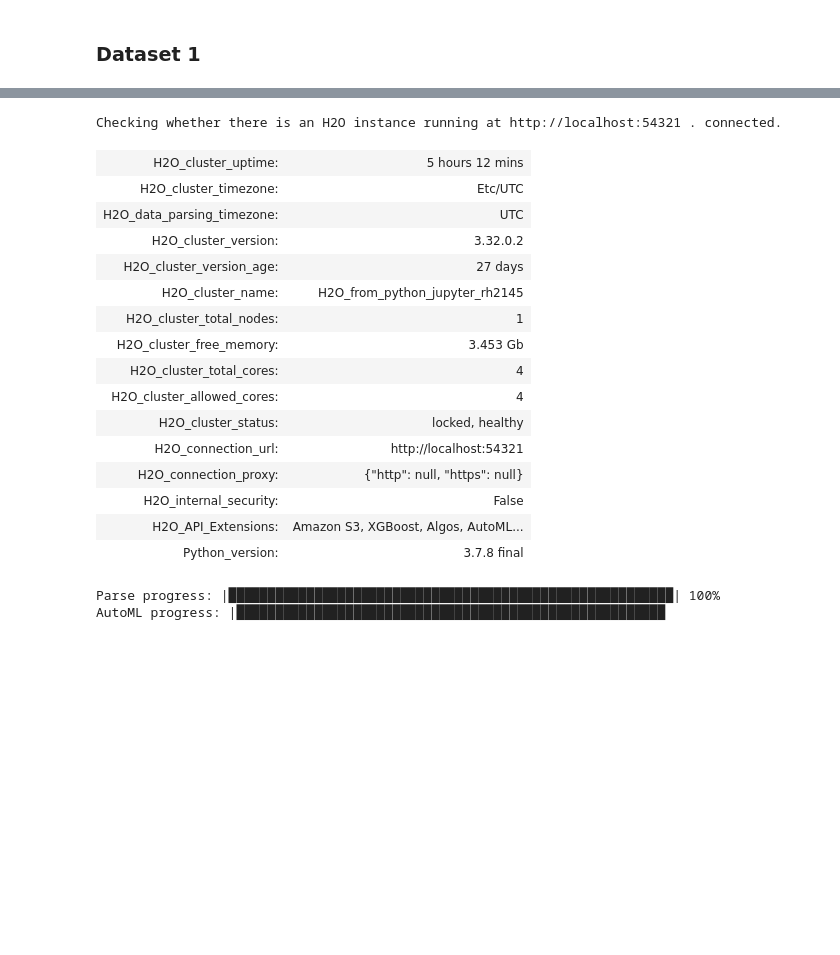
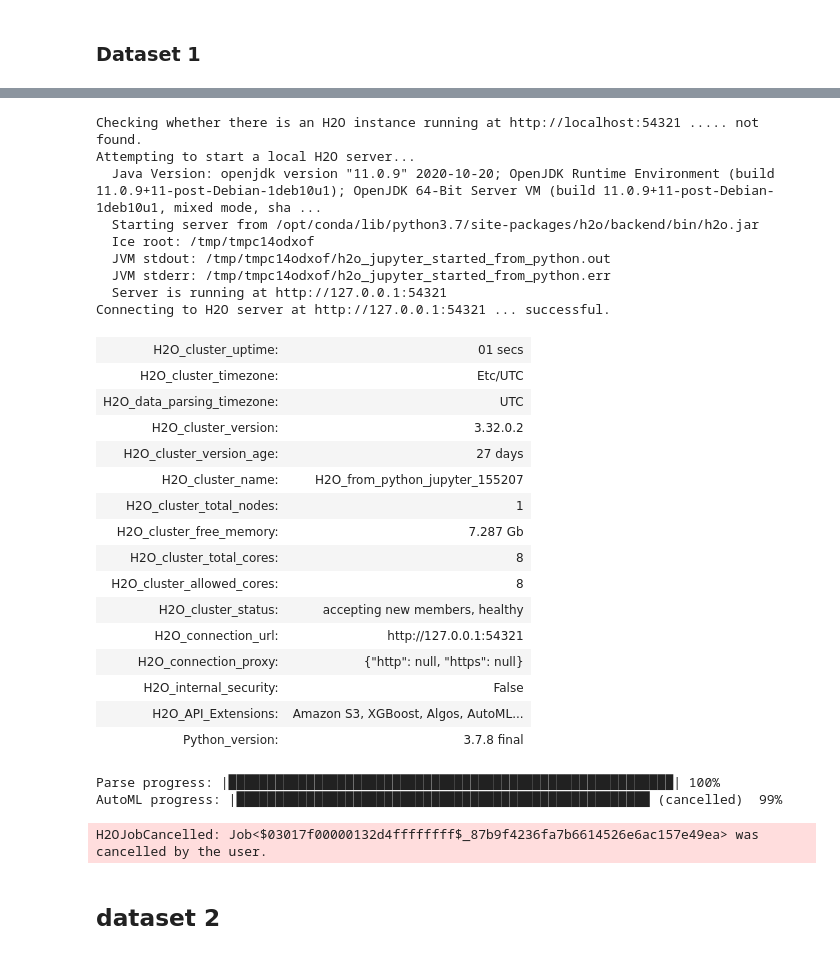
Before and after one commit to heetikagada/AutoML-Analysis, a Jupyter notebook: main.ipynb, the cells around one changed output, grey strips where cells are left out. Cells and saved outputs as stored; diff of their text form; code cells hidden in the pictures; blank space fills up the shorter version.

Commit message:
model updates

```diff
--- a/main.ipynb
+++ b/main.ipynb
@@ -25,16 +32,13 @@ def topt_classification(X_train, y_train, X_test):
 # %%
 def h2o_classifications(X_train, y_train, X_test, target):
     h2o.init()
-    aml = H2OAutoML(max_runtime_secs = 1800)
-
-    train = pd.concat([X_train, y_train], axis=1)
-    train_hf = h2o.H2OFrame(train)
+    aml = H2OAutoML()
+    train_hf = pd.concat([X_train, y_train], axis=1)
+    train_hf = h2o.H2OFrame(train_hf)
     train_hf[target] = train_hf[target].asfactor()
-
     aml.train(y = target, training_frame = train_hf)
     response = aml.predict(h2o.H2OFrame(X_test))
-    predictions = np.array(response[:,2].as_data_frame())
-
+    print("various models tested:")
     lb = h2o.automl.get_leaderboard(aml, extra_columns = 'ALL')
     print(lb)
-    return predictions
+    return response
@@ -65,23 +140,34 @@ metric_calculator("tpot", "wine quality", ds1_tpot_predictions, y_test)
 # %%
+start_time = time.time()
 ds1_h2o_predictions = h2o_classifications(X_train, y_train, X_test, ds1_df.columns[-1])
+end_time = time.time()
 # %% [output]
-Checking whether there is an H2O instance running at http://localhost:54321 . connected.
+Checking whether there is an H2O instance running at http://localhost:54321 ..... not found.
+Attempting to start a local H2O server...
+  Java Version: openjdk version "11.0.9" 2020-10-20; OpenJDK Runtime Environment (build 11.0.9+11-post-Debian-1deb10u1); OpenJDK 64-Bit Server VM (build 11.0.9+11-post-Debian-1deb10u1, mixed mode, sha ...
+  Starting server from /opt/conda/lib/python3.7/site-packages/h2o/backend/bin/h2o.jar
+  Ice root: /tmp/tmpc14odxof
+  JVM stdout: /tmp/tmpc14odxof/h2o_jupyter_started_from_python.out
+  JVM stderr: /tmp/tmpc14odxof/h2o_jupyter_started_from_python.err
+  Server is running at http://127.0.0.1:54321
+Connecting to H2O server at http://127.0.0.1:54321 ... successful.
-| H2O_cluster_uptime: | 5 hours 12 mins |
+| H2O_cluster_uptime: | 01 secs |
 | H2O_cluster_timezone: | Etc/UTC |
 | H2O_data_parsing_timezone: | UTC |
 | H2O_cluster_version: | 3.32.0.2 |
 | H2O_cluster_version_age: | 27 days |
-| H2O_cluster_name: | H2O_from_python_jupyter_rh2145 |
+| H2O_cluster_name: | H2O_from_python_jupyter_155207 |
 | H2O_cluster_total_nodes: | 1 |
-| H2O_cluster_free_memory: | 3.453 Gb |
-| H2O_cluster_total_cores: | 4 |
-| H2O_cluster_allowed_cores: | 4 |
-| H2O_cluster_status: | locked, healthy |
-| H2O_connection_url: | http://localhost:54321 |
+| H2O_cluster_free_memory: | 7.287 Gb |
+| H2O_cluster_total_cores: | 8 |
+| H2O_cluster_allowed_cores: | 8 |
+| H2O_cluster_status: | accepting new members, healthy |
+| H2O_connection_url: | http://127.0.0.1:54321 |
 | H2O_connection_proxy: | {"http": null, "https": null} |
 | H2O_internal_security: | False |
 | H2O_API_Extensions: | Amazon S3, XGBoost, Algos, AutoML... |
 | Python_version: | 3.7.8 final |
 Parse progress: |█████████████████████████████████████████████████████████| 100%
-AutoML progress: |███████████████████████████████████████████████████████
+AutoML progress: |█████████████████████████████████████████████████████ (cancelled)  99%
+H2OJobCancelled: Job<$03017f00000132d4ffffffff$_87b9f4236fa7b6614526e6ac157e49ea> was cancelled by the user.
 # %%
@@ -88,0 +176,2 @@ metric_calculator("H2O", "wine quality", ds1_h2o_predictions, y_test)
+# %% [markdown]
+## dataset 2
```
Also changed, not shown: parts of 33 cells of this notebook, 4 other files.
